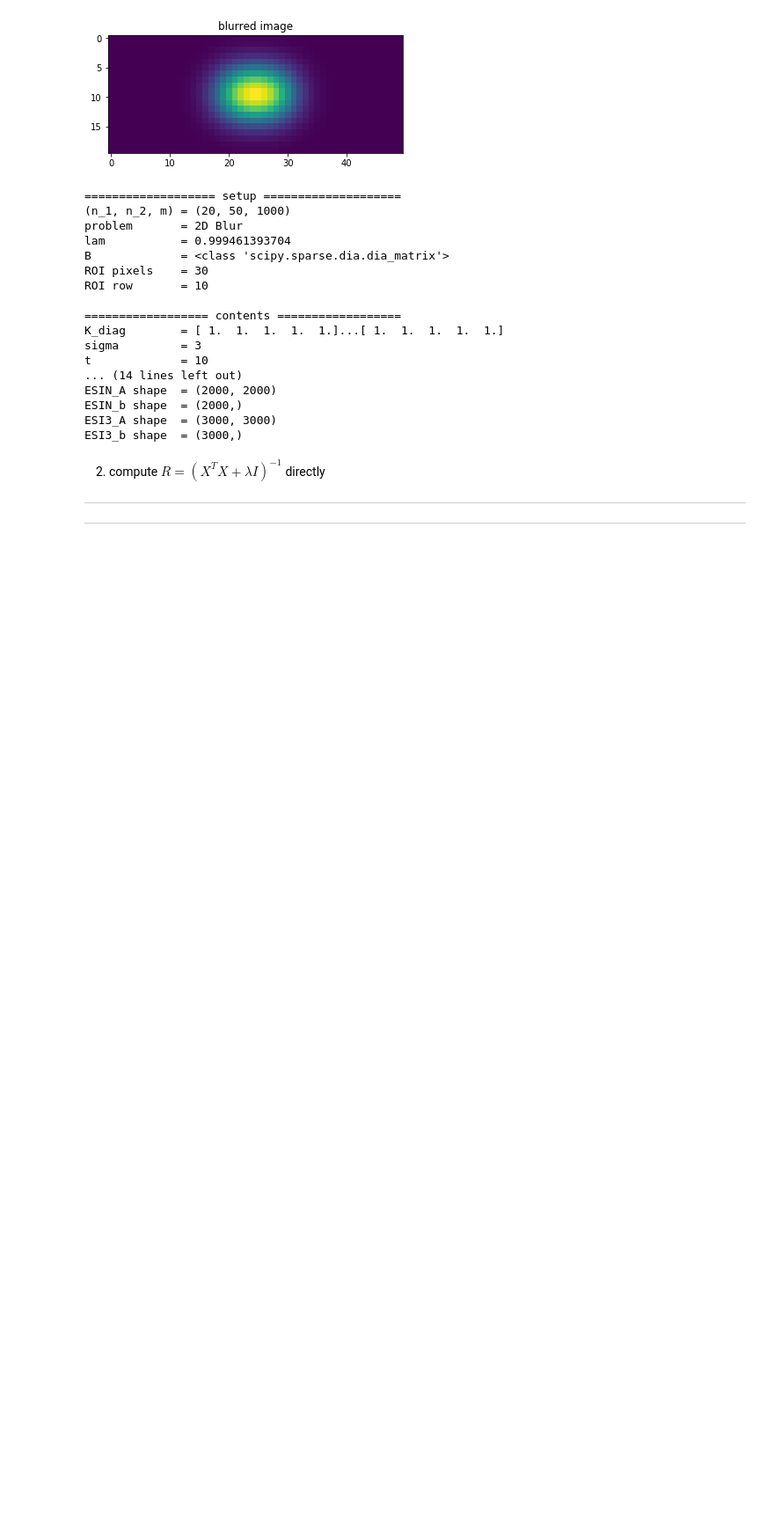
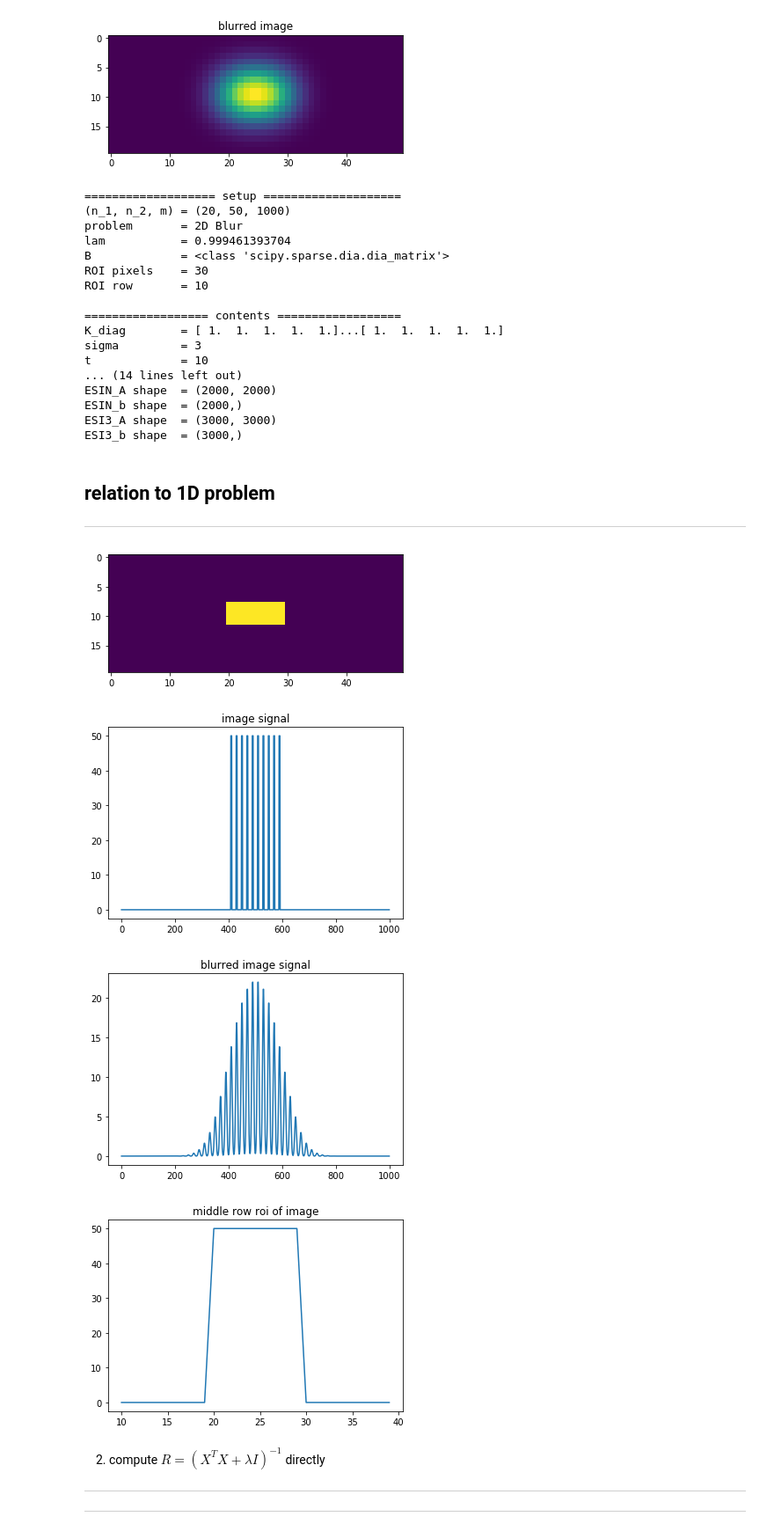
Before and after one commit to zimmerman-cole/ill-condition, a Jupyter notebook: code/pres/intermediate/proj_alg_single_2d.ipynb, the cells around one changed output. Shown: that part at 88% size. Cells and saved outputs as stored; diff of their text form; code cells hidden in the pictures; blank space fills up the shorter version.

```diff
--- a/code/pres/intermediate/proj_alg_single_2d.ipynb
+++ b/code/pres/intermediate/proj_alg_single_2d.ipynb
@@ -111,6 +126,32 @@ ESIN_A shape  = (2000, 2000)
 ESIN_b shape  = (2000,)
 ESI3_A shape  = (3000, 3000)
 ESI3_b shape  = (3000,)
+# %% [markdown]
+## relation to 1D problem
+---
+# %%
+# testing M
+plt.imshow(p.f)
+plt.show()
+
+plt.plot(p.f.reshape(1000,1,order='F'))  # = p.sx
+plt.title('image signal')
+plt.show()
+
+plt.title('blurred image signal')
+plt.plot(p.sb)
+plt.show()
+
+px_idx = [(p.n_2-p.k)/2 + i for i in range(p.k)]
+single_row_roi = p.M.dot(p.sx)
+plt.plot(px_idx,single_row_roi)
+plt.title('middle row roi of image')
+plt.show()
+# %% [output]
+[figure, added]
+[figure, added]
+[figure, added]
+[figure, added]
 # %% [markdown]
 2. compute $R = (X^T X + \lambda I)^{-1}$ directly
 ---
```
Also changed, not shown: parts of 59 cells of this notebook, 1 other file.
